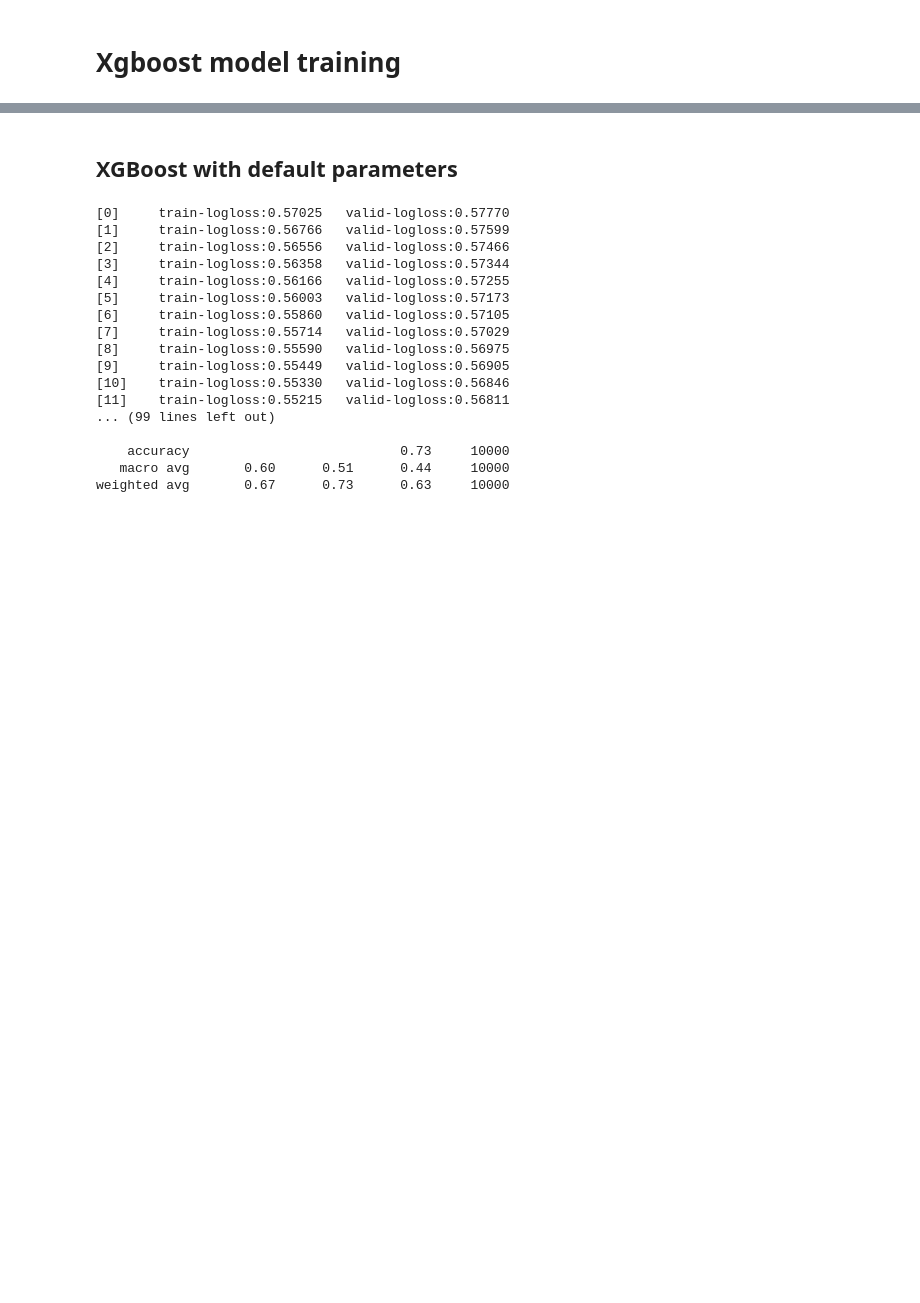
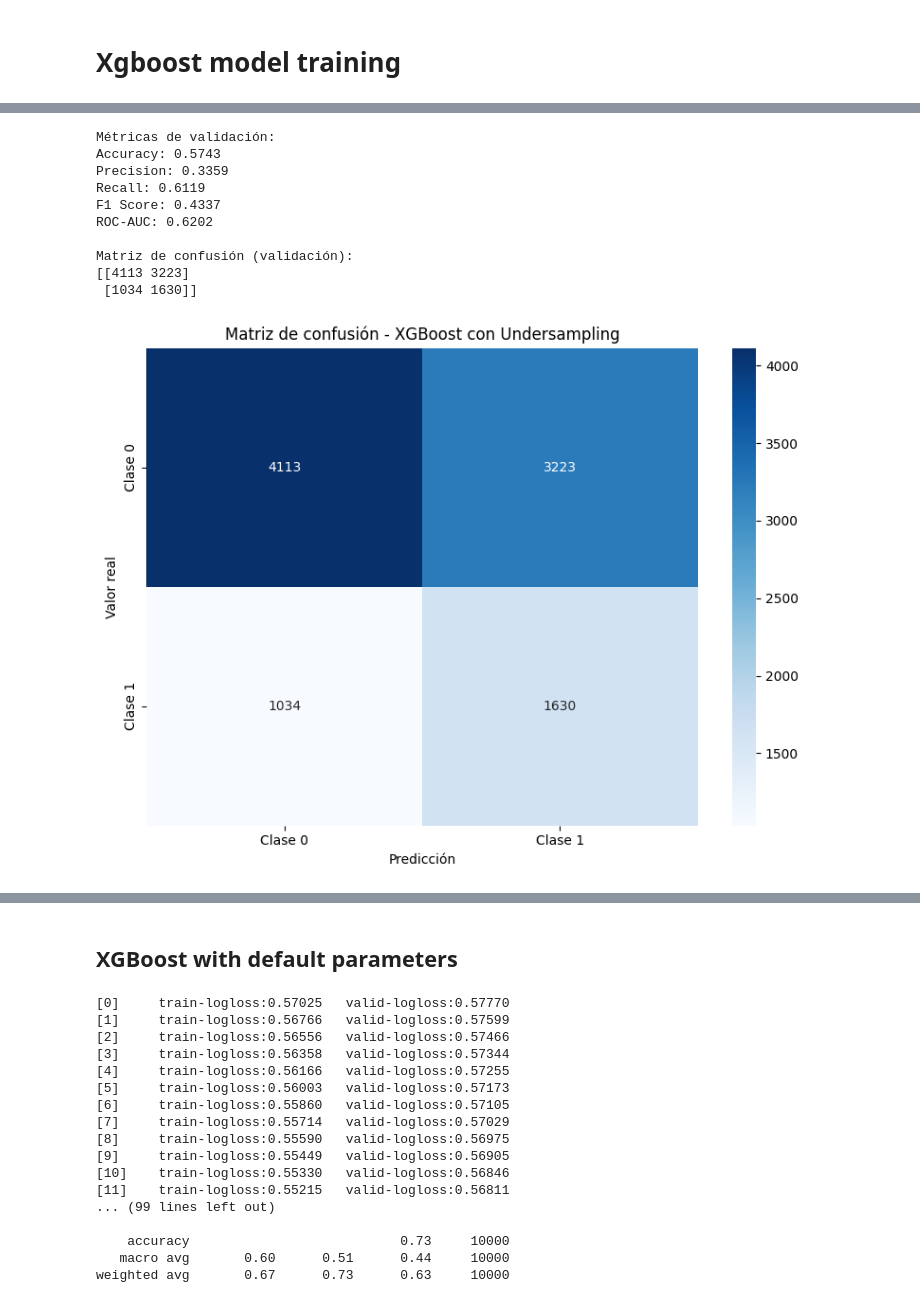
Before and after one commit to joelsolaeche/credit-risk-app, a Jupyter notebook: notebooks/xgboost_model.ipynb, the cells around one changed output, grey strips where cells are left out. Saved outputs shown, nothing was run; the diff lists cells and outputs as text; code cells hidden in the pictures; blank space fills up the shorter version.

```diff
--- a/notebooks/xgboost_model.ipynb
+++ b/notebooks/xgboost_model.ipynb
@@ -37,0 +155,32 @@ XGBoost incluye su propia clase para almacenar conjuntos de datos, llamada DMatr
+# %%
+# =================================================================
+# Estrategia 3: XGBoost con Undersampling
+# =================================================================
+
+# Aplicar undersampling para reducir la clase mayoritaria
+rus = RandomUnderSampler(random_state=42)
+X_train_under, y_train_under = rus.fit_resample(train_df, y_train)
+
+# Entrenar el modelo con datos balanceados usando undersampling
+model_under = xgb.XGBClassifier(
+    n_estimators=100,
+    learning_rate=0.1,
+    max_depth=4,
+    random_state=42
+)
+model_under.fit(X_train_under, y_train_under)
+
+# Evaluar el modelo con undersampling
+results_under = evaluate_model(model_under, X_train_under, y_train_under, val_df, y_valid, "XGBoost con Undersampling")
+# %% [output]
+Métricas de validación:
+Accuracy: 0.5743
+Precision: 0.3359
+Recall: 0.6119
+F1 Score: 0.4337
+ROC-AUC: 0.6202
+
+Matriz de confusión (validación):
+[[4113 3223]
+ [1034 1630]]
+[figure, added]
```
Also changed, not shown: parts of 18 cells of this notebook, 2 other files.
